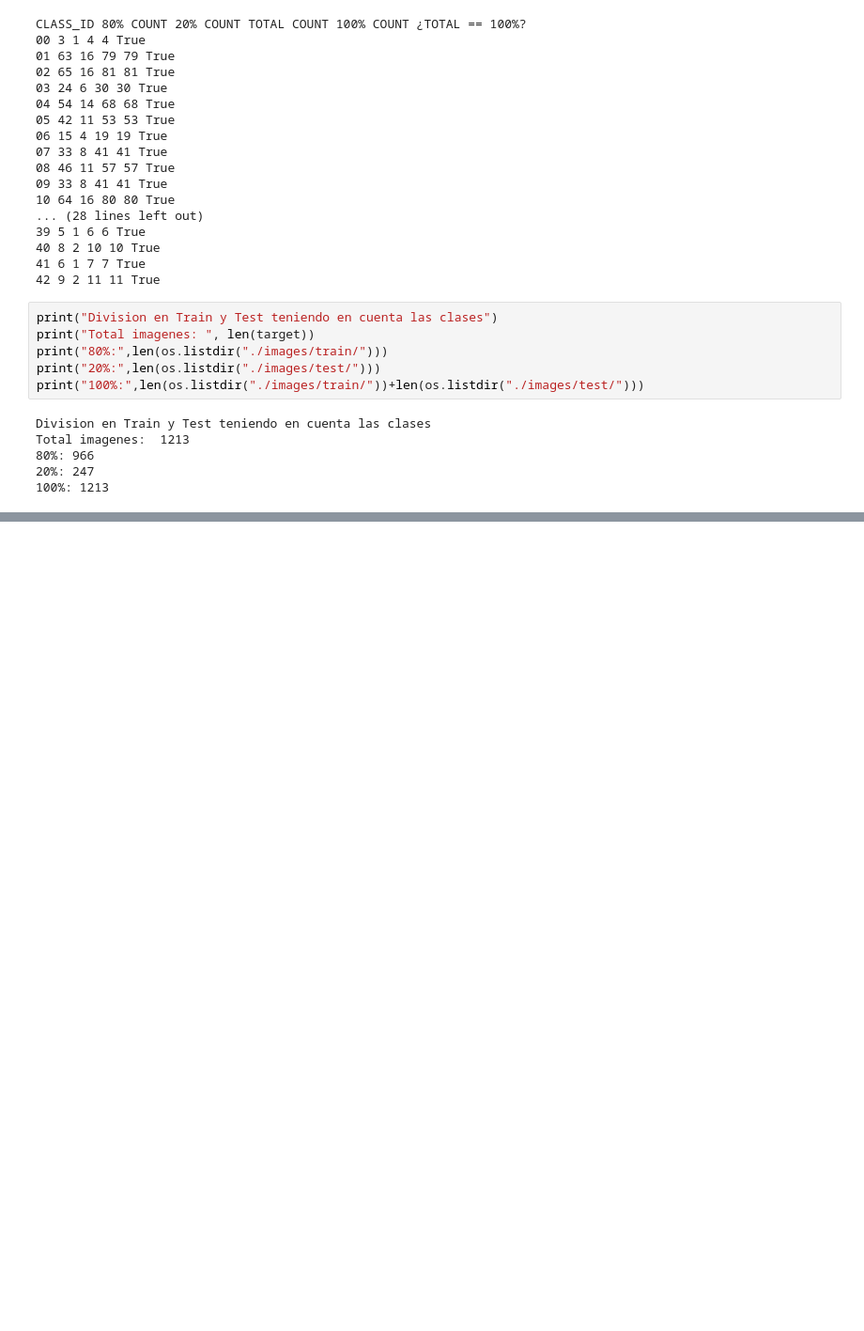
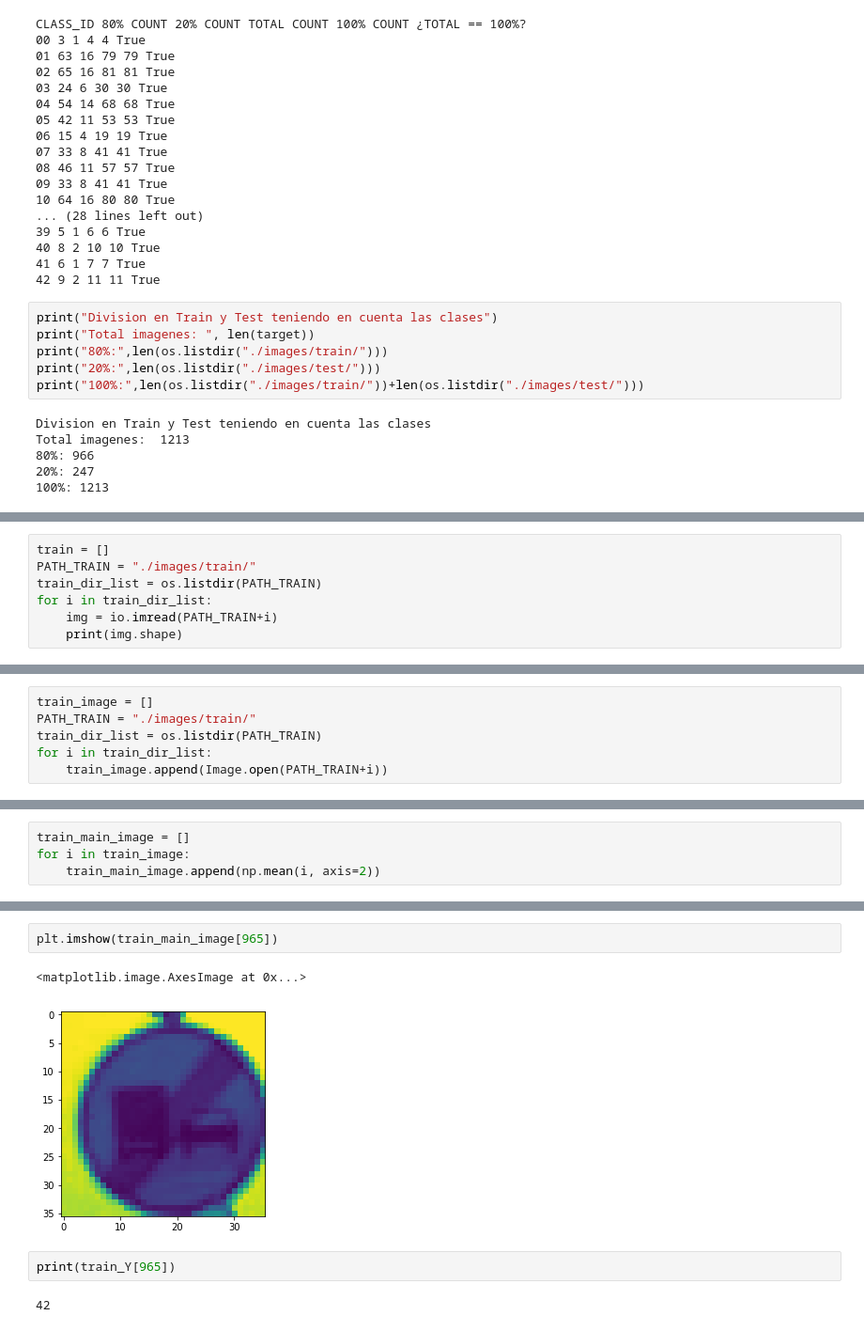
Before and after one commit to DaielChom/German-Traffic-Signs-Detector, a Jupyter notebook: Kiwi Testing.ipynb, the cells around one changed output, grey strips where cells are left out. Shown at 94% size. Cells and saved outputs as stored; diff of their text form; blank space fills up the shorter version.

```diff
--- a/Kiwi Testing.ipynb
+++ b/Kiwi Testing.ipynb
@@ -116,0 +135,7 @@ Total imagenes:  1213
+# %%
+train = []
+PATH_TRAIN = "./images/train/"
+train_dir_list = os.listdir(PATH_TRAIN)
+for i in train_dir_list:
+    img = io.imread(PATH_TRAIN+i)
+    print(img.shape)
@@ -116,0 +217,6 @@ Total imagenes:  1213
+# %%
+train_image = []
+PATH_TRAIN = "./images/train/"
+train_dir_list = os.listdir(PATH_TRAIN)
+for i in train_dir_list:
+    train_image.append(Image.open(PATH_TRAIN+i))
@@ -116,0 +227,4 @@ Total imagenes:  1213
+# %%
+train_main_image = []
+for i in train_image:
+    train_main_image.append(np.mean(i, axis=2))
@@ -116,0 +235,9 @@ Total imagenes:  1213
+# %%
+plt.imshow(train_main_image[965])
+# %% [output]
+<matplotlib.image.AxesImage at 0x...>
+[figure, added]
+# %%
+print(train_Y[965])
+# %% [output]
+42
```
Also changed, not shown: parts of 37 cells of this notebook.
